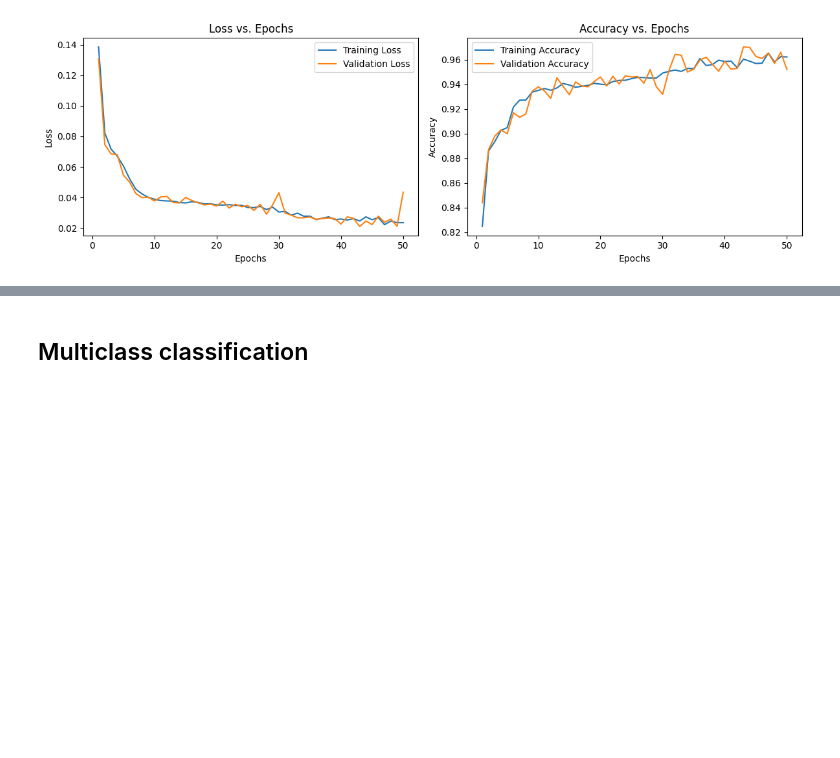
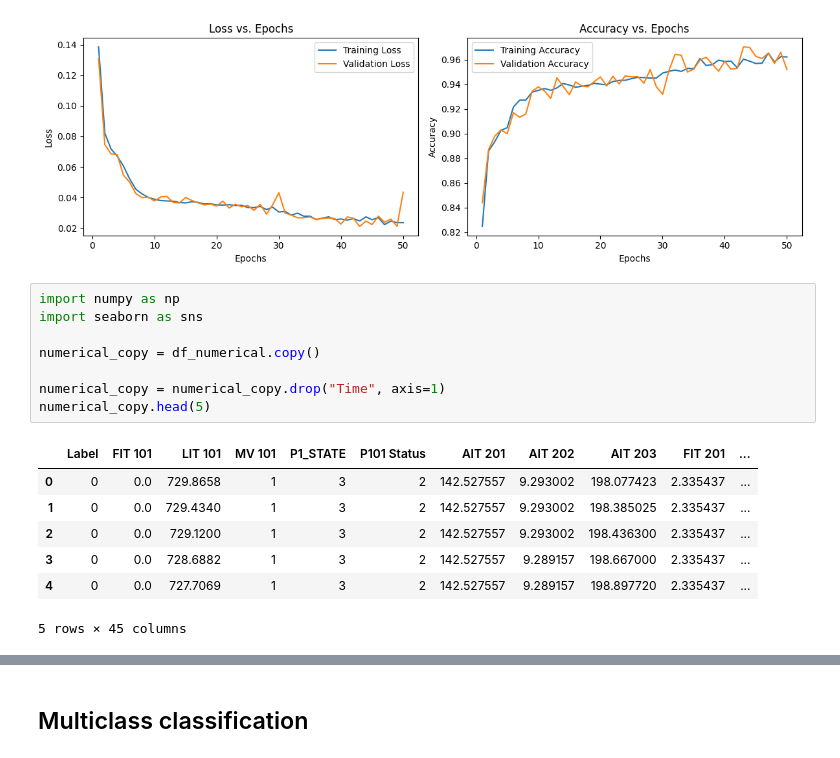
Before and after one commit to Josephine19-stack/secu_secu_secu, a Jupyter notebook: notebook.ipynb, the cells around one changed output, grey strips where cells are left out. Cells and saved outputs as stored; diff of their text form; blank space fills up the shorter version.

```diff
--- a/notebook.ipynb
+++ b/notebook.ipynb
@@ -294,4 +294,20 @@ plt.tight_layout()
 plt.show()
 # %% [output]
 [figure]
+# %%
+import numpy as np
+import seaborn as sns
+
+numerical_copy = df_numerical.copy()
+
+numerical_copy = numerical_copy.drop("Time", axis=1)
+numerical_copy.head(5)
+# %% [output]
+|  | Label | FIT 101 | LIT 101 | MV 101 | P1_STATE | P101 Status | AIT 201 | AIT 202 | AIT 203 | FIT 201 | ... |
+| 0 | 0 | 0.0 | 729.8658 | 1 | 3 | 2 | 142.527557 | 9.293002 | 198.077423 | 2.335437 | ... |
+| 1 | 0 | 0.0 | 729.4340 | 1 | 3 | 2 | 142.527557 | 9.293002 | 198.385025 | 2.335437 | ... |
+| 2 | 0 | 0.0 | 729.1200 | 1 | 3 | 2 | 142.527557 | 9.293002 | 198.436300 | 2.335437 | ... |
+| 3 | 0 | 0.0 | 728.6882 | 1 | 3 | 2 | 142.527557 | 9.289157 | 198.667000 | 2.335437 | ... |
+| 4 | 0 | 0.0 | 727.7069 | 1 | 3 | 2 | 142.527557 | 9.289157 | 198.897720 | 2.335437 | ... |
+5 rows × 45 columns
 # %%
```
Also changed, not shown: parts of 1 cell of this notebook.
